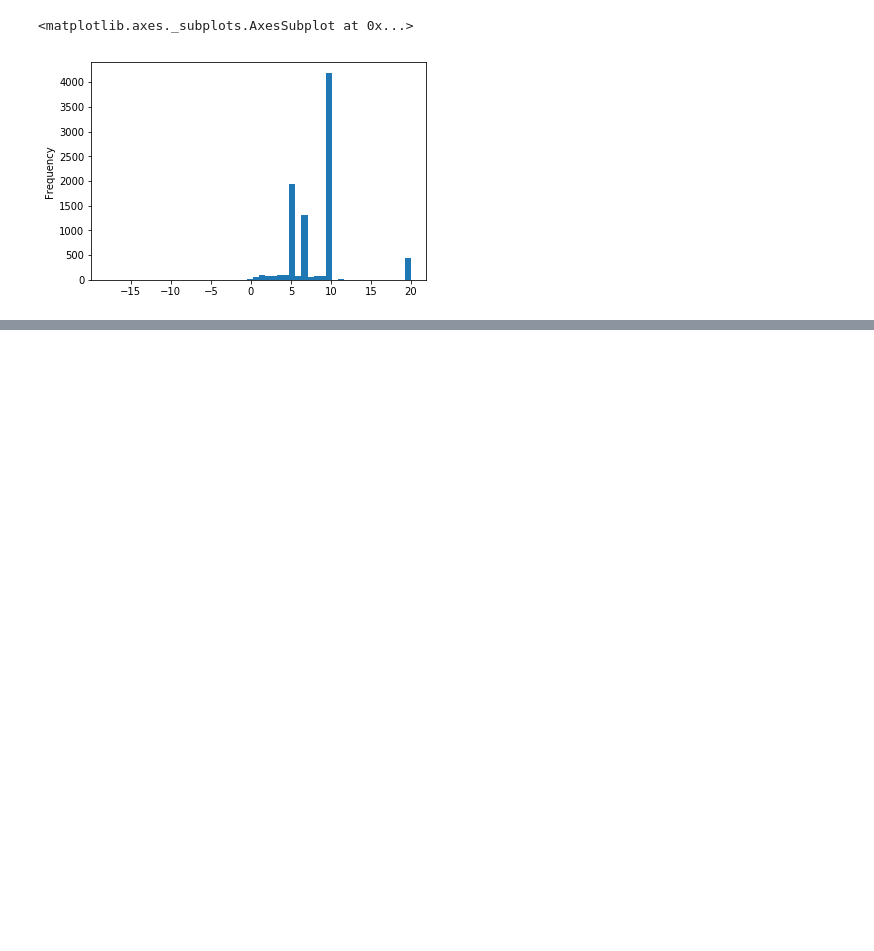
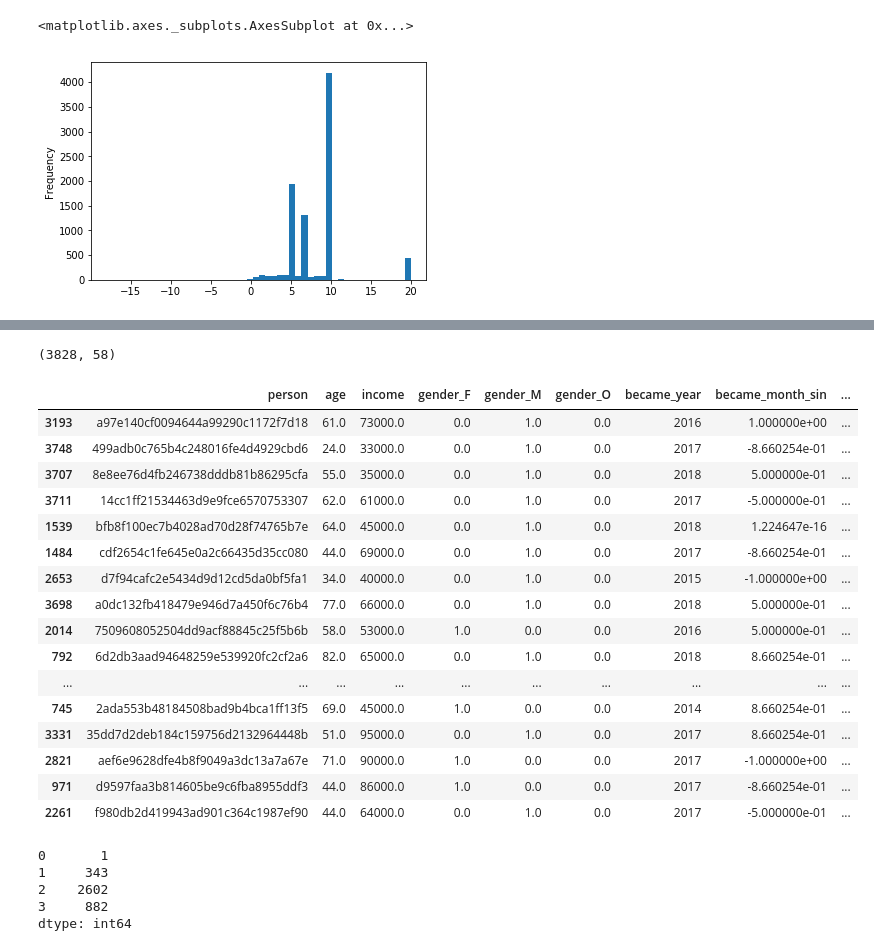
Before and after one commit to kudojp/StarBucksPromotionAnalysis, a Jupyter notebook: 190403StarbucksPromotionAnalysis.ipynb, the cells around one changed output, grey strips where cells are left out. Cells and saved outputs as stored; diff of their text form; code cells hidden in the pictures; blank space fills up the shorter version.

```diff
--- a/190403StarbucksPromotionAnalysis.ipynb
+++ b/190403StarbucksPromotionAnalysis.ipynb
@@ -760,0 +877,28 @@ merged_df.to_csv("data/updated_df.csv",index=False)
+# %%
+# add columns which represents the action log for (long hours left, little more purchase needed),
+
+df_temp1 = (long_little.groupby("person")["t_completed"].count() / long_little.groupby("person")["age"].count())
+df_temp2 = long_little.groupby("person")["age"].count()
+
+df_long_little_comp_rate = pd.DataFrame(index=df_temp1.index)
+df_long_little_comp_rate["long_little_comp_rate"] = df_temp1
+
+df_long_little_count = pd.DataFrame(index=df_temp2.index)
+df_long_little_count["long_little_count"] = df_temp2
+# %%
+merged_df2 = merged_df2.merge(df_long_little_comp_rate, how="left", on="person")
+merged_df2 = merged_df2.merge(df_long_little_count, how="left", on="person")
+# %%
+# add columns which represents the action log for (long hours left, lot more purchase needed),
+
+df_temp1 = long_lot.groupby("person")["t_completed"].count() / long_lot.groupby("person")["age"].count()
+df_temp2 = long_lot.groupby("person")["age"].count()
+
+df_long_lot_comp_rate = pd.DataFrame(index=df_temp1.index)
+df_long_lot_comp_rate["long_lot_comp_rate"] = df_temp1
+
+df_long_lot_count = pd.DataFrame(index=df_temp2.index)
+df_long_lot_count["long_lot_count"] = df_temp2
+# %%
+merged_df2 = merged_df2.merge(df_long_lot_comp_rate, how="left", on="person")
+merged_df2 = merged_df2.merge(df_long_lot_count, how="left", on="person")
@@ -760,0 +910,31 @@ merged_df.to_csv("data/updated_df.csv",index=False)
+# %%
+print(merged_df2.shape)
+merged_df2.sample(20)
+# %% [output]
+(3828, 58)
+|  | person | age | income | gender_F | gender_M | gender_O | became_year | became_month_sin | ... |
+| 3193 | a97e140cf0094644a99290c1172f7d18 | 61.0 | 73000.0 | 0.0 | 1.0 | 0.0 | 2016 | 1.000000e+00 | ... |
+| 3748 | 499adb0c765b4c248016fe4d4929cbd6 | 24.0 | 33000.0 | 0.0 | 1.0 | 0.0 | 2017 | -8.660254e-01 | ... |
+| 3707 | 8e8ee76d4fb246738dddb81b86295cfa | 55.0 | 35000.0 | 0.0 | 1.0 | 0.0 | 2018 | 5.000000e-01 | ... |
+| 3711 | 14cc1ff21534463d9e9fce6570753307 | 62.0 | 61000.0 | 0.0 | 1.0 | 0.0 | 2017 | -5.000000e-01 | ... |
+| 1539 | bfb8f100ec7b4028ad70d28f74765b7e | 64.0 | 45000.0 | 0.0 | 1.0 | 0.0 | 2018 | 1.224647e-16 | ... |
+| 1484 | cdf2654c1fe645e0a2c66435d35cc080 | 44.0 | 69000.0 | 0.0 | 1.0 | 0.0 | 2017 | -8.660254e-01 | ... |
+| 2653 | d7f94cafc2e5434d9d12cd5da0bf5fa1 | 34.0 | 40000.0 | 0.0 | 1.0 | 0.0 | 2015 | -1.000000e+00 | ... |
+| 3698 | a0dc132fb418479e946d7a450f6c76b4 | 77.0 | 66000.0 | 0.0 | 1.0 | 0.0 | 2018 | 5.000000e-01 | ... |
+| 2014 | 7509608052504dd9acf88845c25f5b6b | 58.0 | 53000.0 | 1.0 | 0.0 | 0.0 | 2016 | 5.000000e-01 | ... |
+| 792 | 6d2db3aad94648259e539920fc2cf2a6 | 82.0 | 65000.0 | 0.0 | 1.0 | 0.0 | 2018 | 8.660254e-01 | ... |
+| ... | ... | ... | ... | ... | ... | ... | ... | ... | ... |
+| 745 | 2ada553b48184508bad9b4bca1ff13f5 | 69.0 | 45000.0 | 1.0 | 0.0 | 0.0 | 2014 | 8.660254e-01 | ... |
+| 3331 | 35dd7d2deb184c159756d2132964448b | 51.0 | 95000.0 | 0.0 | 1.0 | 0.0 | 2017 | 8.660254e-01 | ... |
+| 2821 | aef6e9628dfe4b8f9049a3dc13a7a67e | 71.0 | 90000.0 | 1.0 | 0.0 | 0.0 | 2017 | -1.000000e+00 | ... |
+| 971 | d9597faa3b814605be9c6fba8955ddf3 | 44.0 | 86000.0 | 1.0 | 0.0 | 0.0 | 2017 | -8.660254e-01 | ... |
+| 2261 | f980db2d419943ad901c364c1987ef90 | 44.0 | 64000.0 | 0.0 | 1.0 | 0.0 | 2017 | -5.000000e-01 | ... |
+# %%
+# How many clusters in 4 types of actions has null values??
+merged_df2[["short_little_count","short_lot_count","long_little_count","long_lot_count"]].isnull().sum(axis=1).value_counts().sort_index()
+# %% [output]
+0       1
+1     343
+2    2602
+3     882
+dtype: int64
```
Also changed, not shown: parts of 48 cells of this notebook, 2 other files.
